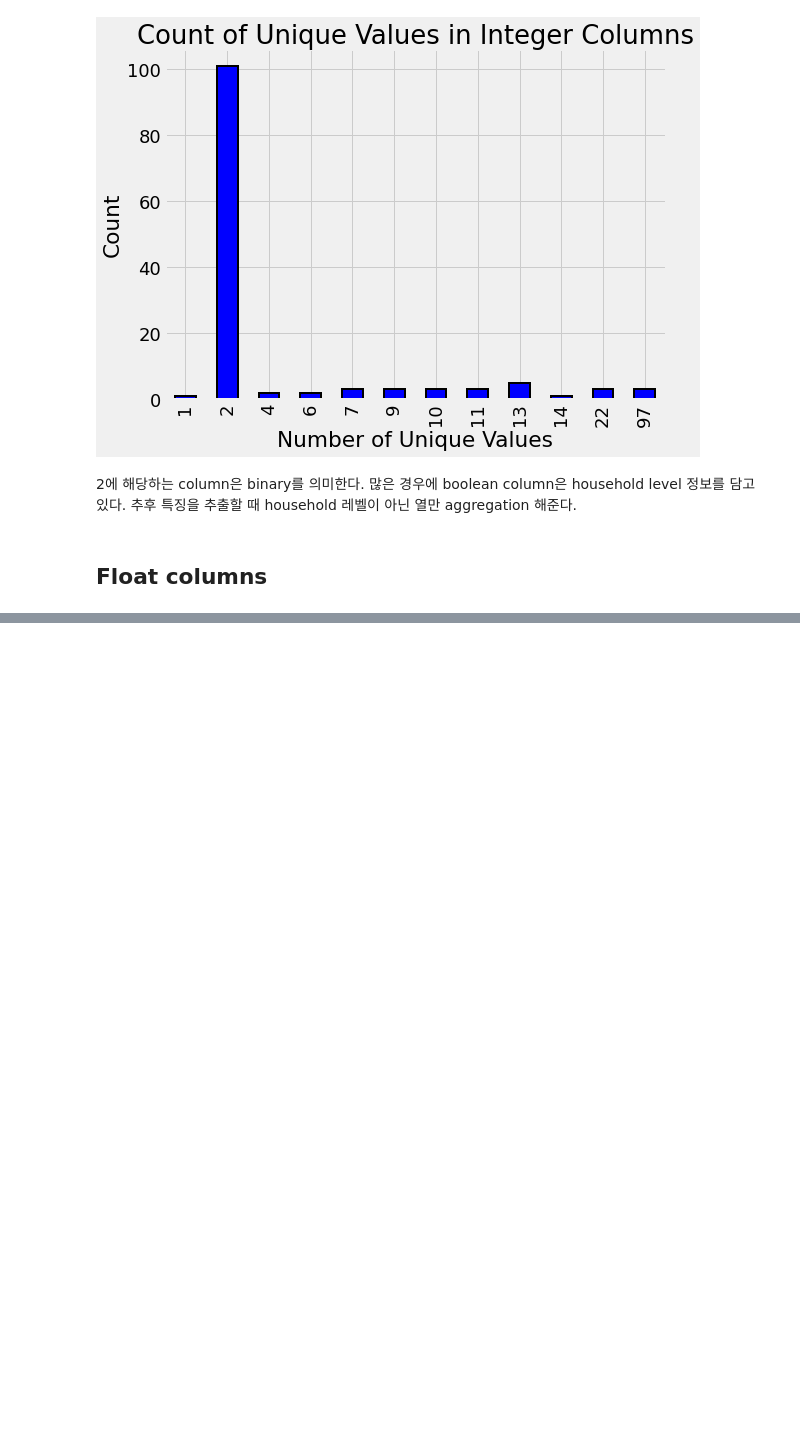
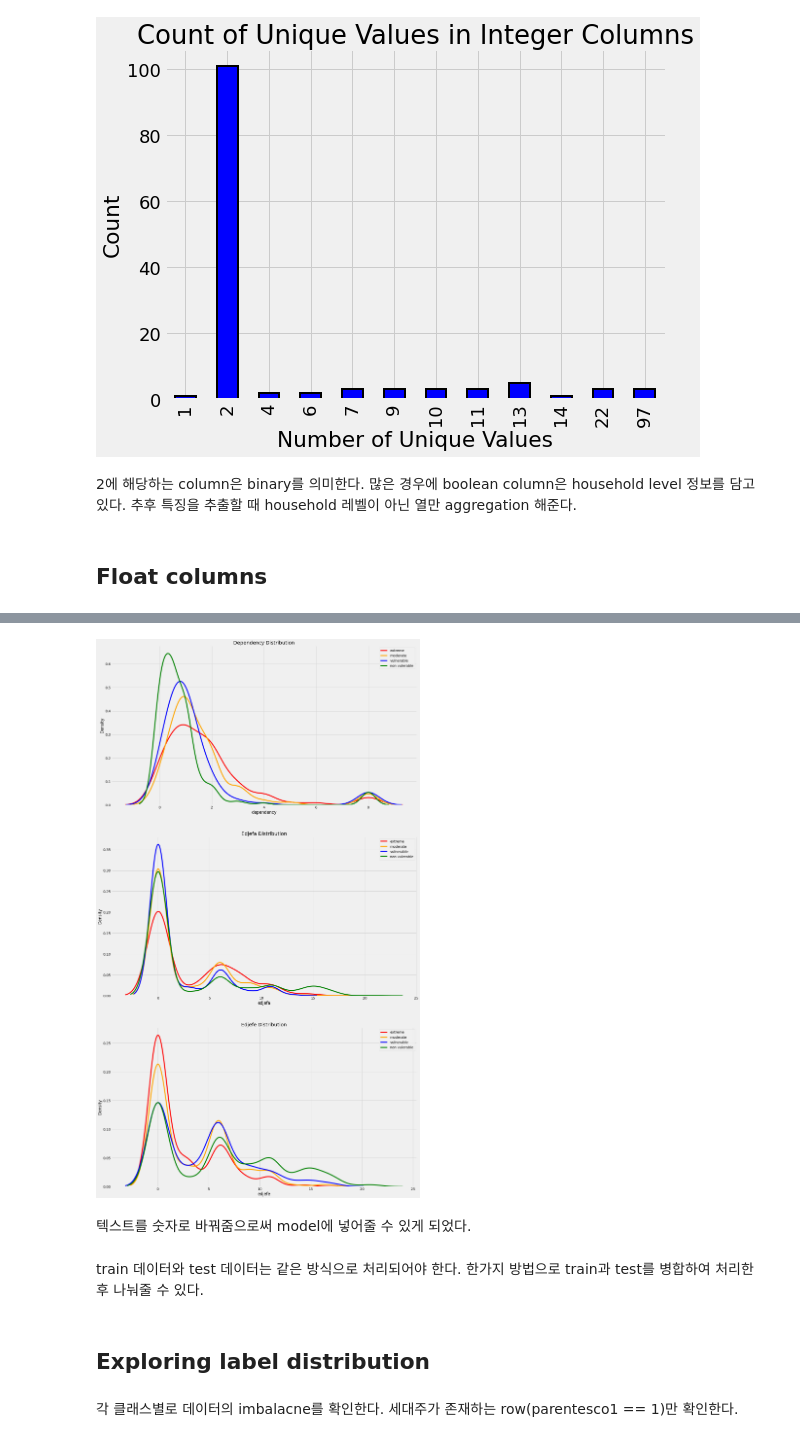
Before and after one commit to HyeonGeunY/costa-rican, a Jupyter notebook: notebooks/A_Complete_Introduction_and_Walkthrough.ipynb, the cells around one changed output, grey strips where cells are left out. Cells and saved outputs as stored; diff of their text form; code cells hidden in the pictures; blank space fills up the shorter version.

```diff
--- a/notebooks/A_Complete_Introduction_and_Walkthrough.ipynb
+++ b/notebooks/A_Complete_Introduction_and_Walkthrough.ipynb
@@ -82,0 +106,7 @@ kde_plot_by_target("float")
+# %%
+mapping = {"yes": 1, "no": 0}
+columns = ['dependency', 'edjefa', 'edjefe']
+replace_object_value = ReplaceValues(mapping)
+
+train = replace_object_value(train, columns)
+test = replace_object_value(test, columns)
@@ -82,0 +127,11 @@ kde_plot_by_target("float")
+# %%
+columns = ['dependency', 'edjefa', 'edjefe']
+kde_plot_by_columns = KdePlotByTargetAndColumn(train)
+kde_plot_by_columns(columns)
+# %% [output]
+[figure, added]
+# %% [markdown]
+텍스트를 숫자로 바꿔줌으로써 model에 넣어줄 수 있게 되었다.
+# %% [markdown]
+train 데이터와 test 데이터는 같은 방식으로 처리되어야 한다.
+한가지 방법으로 train과 test를 병합하여 처리한 후 나눠줄 수 있다.
@@ -82,0 +142,4 @@ kde_plot_by_target("float")
+# %% [markdown]
+## Exploring label distribution
+# %% [markdown]
+각 클래스별로 데이터의 imbalacne를 확인한다. 세대주가 존재하는 row(parentesco1 == 1)만 확인한다.
```
Also changed, not shown: parts of 63 cells of this notebook, 2 other files.
